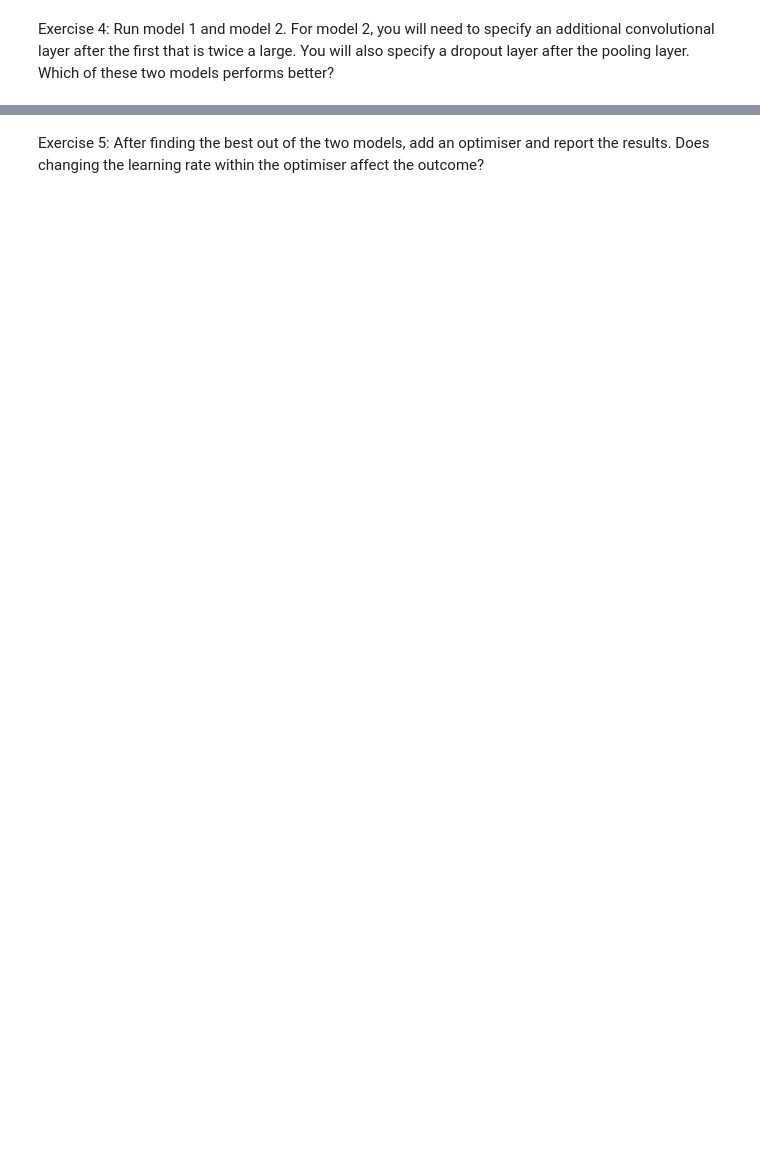
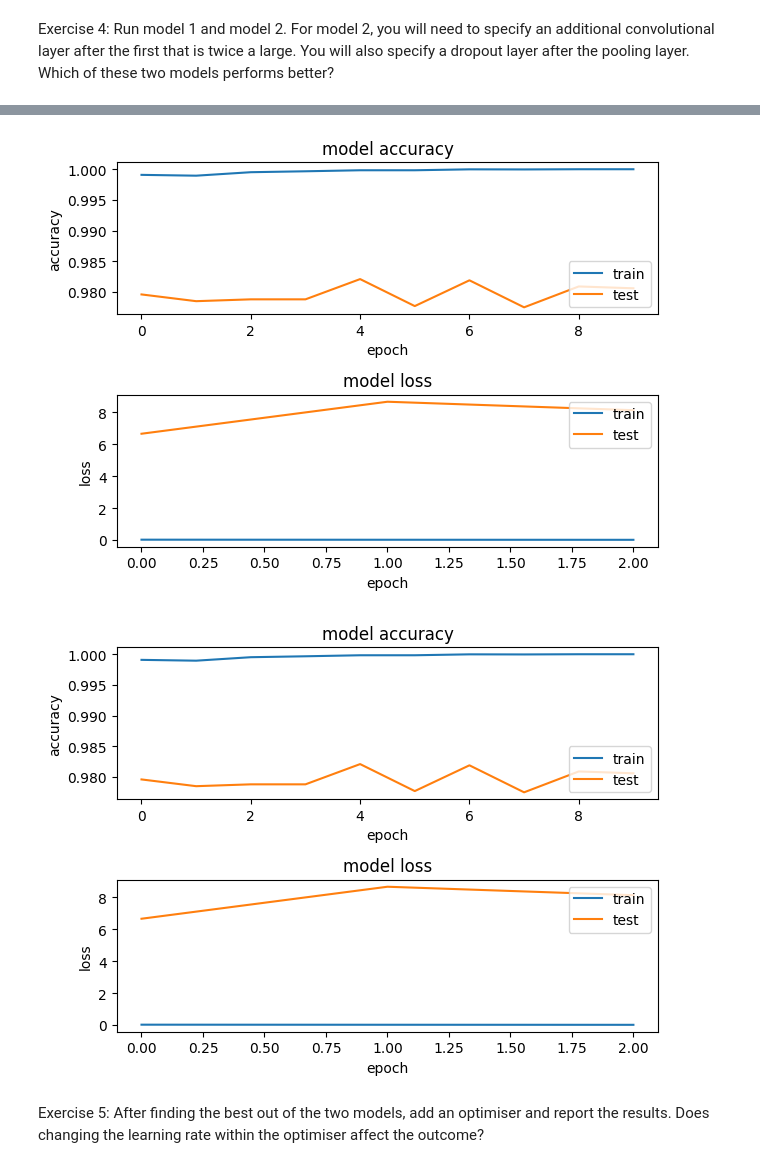
Before and after one commit to gabrielbattcock/deep_learning, a Jupyter notebook: Deep Learning Day 1/Practical_3.ipynb, the cells around one changed output, grey strips where cells are left out. Cells and saved outputs as stored; diff of their text form; code cells hidden in the pictures; blank space fills up the shorter version.

```diff
--- a/Deep Learning Day 1/Practical_3.ipynb
+++ b/Deep Learning Day 1/Practical_3.ipynb
@@ -43,3 +76,6 @@ Exercise 3: These images are in grayscale. Each number value corresponds to a co
 #scaling
 
 print('X_train shape:', X_train.shape) #X_train shape: (60000, 28, 28, 1)
+
+
+X_train = X_train/255
@@ -105,0 +176,22 @@ Exercise 4: Run model 1 and model 2. For model 2, you will need to specify an ad
+# %%
+#model 2
+model_2 = Sequential()
+model_2.add(Conv2D(32, (3, 3), activation='relu', input_shape=(28, 28, 1)))
+model_2.add(Conv2D(64, (3, 3), activation = 'relu'))
+model_2.add(MaxPooling2D((2, 2)))
+model_2.add(Dropout(.1))
+model_2.add(Flatten())
+model_2.add(Dense(100, activation='relu'))
+model_2.add(Dense(num_category, activation='softmax'))
+# %%
+#compile model
+model_2.compile(loss='categorical_crossentropy', metrics=['accuracy'])
+# %%
+#fit the model
+batch_size = 64
+num_epoch = 3
+model_log_2 = model_2.fit(X_train, y_train,
+          batch_size=batch_size,
+          epochs=num_epoch,
+          verbose=1,
+          validation_data=(X_test, y_test))
@@ -106,2 +212,25 @@ Exercise 4: Run model 1 and model 2. For model 2, you will need to specify an ad
+# %%
+import os
+# plotting the metrics
+fig = plt.figure()
+plt.subplot(2,1,1)
+plt.plot(model_log.history['accuracy'])
+plt.plot(model_log.history['val_accuracy'])
+plt.title('model accuracy')
+plt.ylabel('accuracy')
+plt.xlabel('epoch')
+plt.legend(['train', 'test'], loc='lower right')
+plt.subplot(2,1,2)
+plt.plot(model_log_2.history['loss'])
+plt.plot(model_log_2.history['val_loss'])
+plt.title('model loss')
+plt.ylabel('loss')
+plt.xlabel('epoch')
+plt.legend(['train', 'test'], loc='upper right')
+plt.tight_layout()
+fig
+# %% [output]
+[figure, added]
+[figure, added]
 # %% [markdown]
 Exercise 5: After finding the best out of the two models, add an optimiser and report the results. Does changing the learning rate within the optimiser affect the outcome?
```
Also changed, not shown: parts of 16 cells of this notebook, 1 other file.
